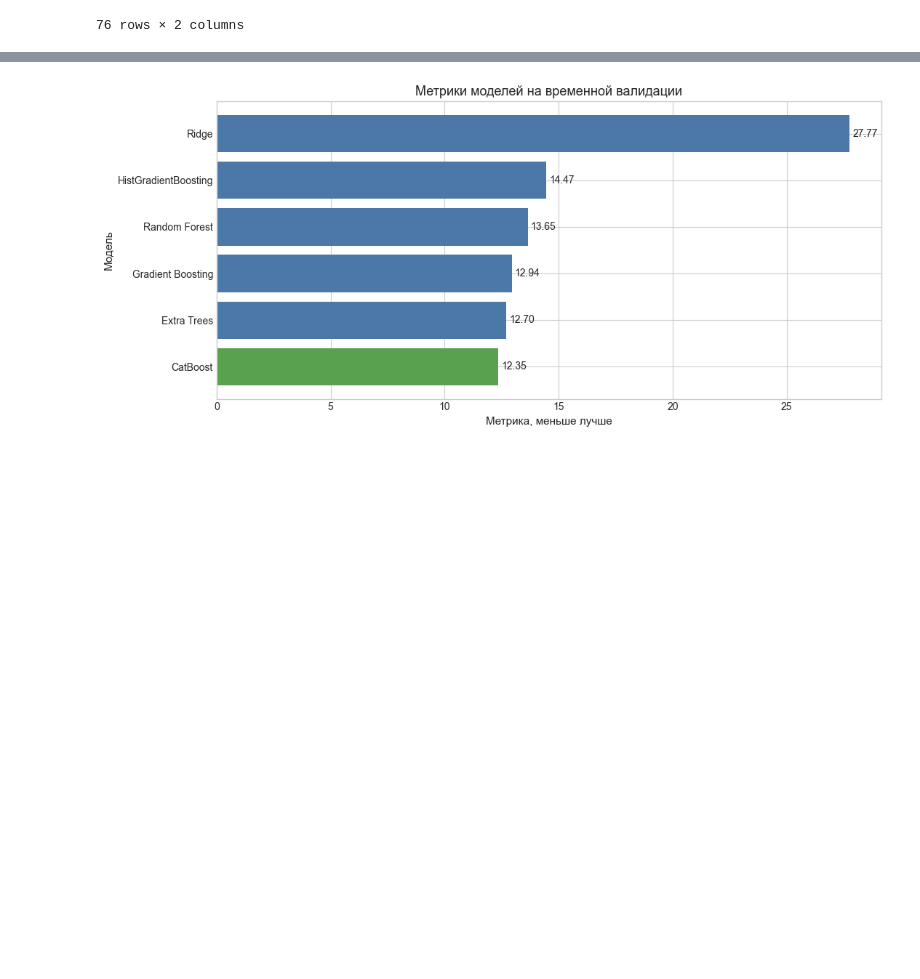
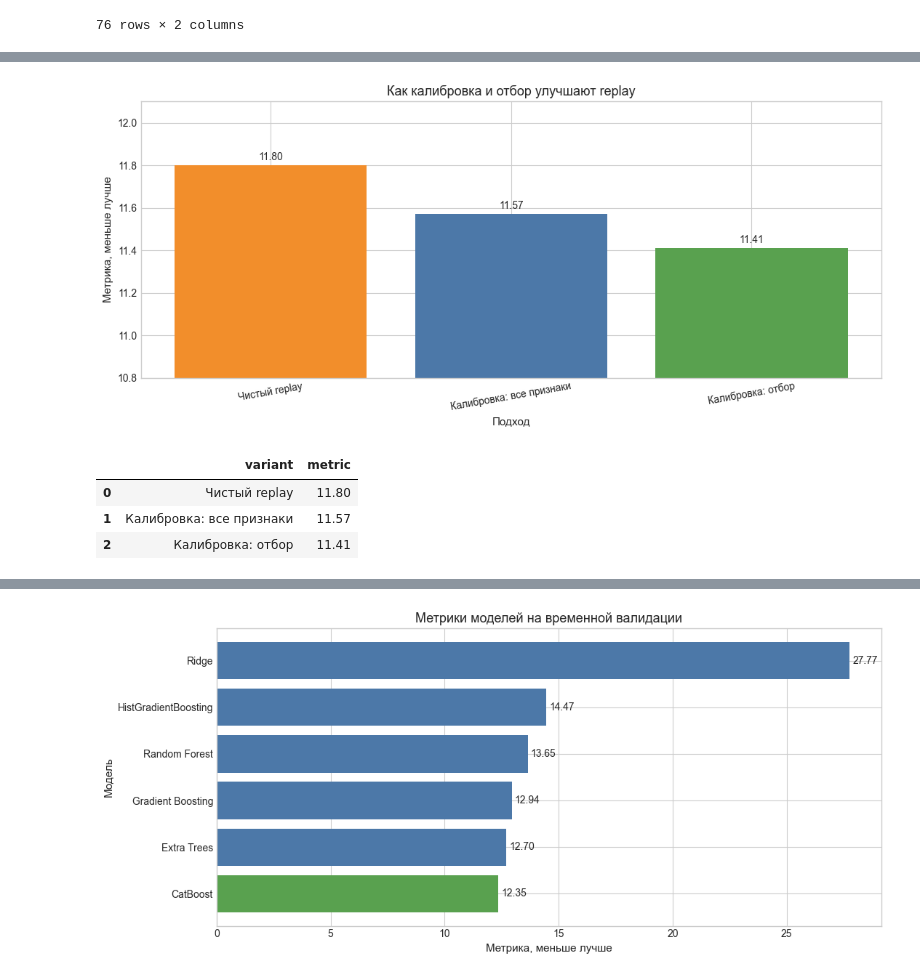
Before and after one commit to plidan123/vk_ads_challenge, a Jupyter notebook: feature_selection.ipynb, the cells around one changed output, grey strips where cells are left out. Cells and saved outputs as stored; diff of their text form; code cells hidden in the pictures; blank space fills up the shorter version.

Commit message:
Update feature selection notebook

```diff
--- a/feature_selection.ipynb
+++ b/feature_selection.ipynb
@@ -193,0 +198,42 @@ display(selected_table)
+# %%
+calibration_results = pd.read_csv(
+    ROOT / "calibration_feature_selection_results.tsv",
+    sep="\t",
+)
+calibration_features = [
+    line.strip()
+    for line in (ROOT / "selected_calibration_features.txt")
+    .read_text(encoding="utf-8")
+    .splitlines()
+    if line.strip()
+]
+
+main_calibration = pd.DataFrame({
+    "variant": ["Чистый replay", "Калибровка: все признаки", "Калибровка: отбор"],
+    "metric": [
+        11.80,
+        calibration_results.loc[
+            calibration_results["feature_set"] == "all", "metric"
+        ].iloc[0],
+        calibration_results.iloc[0]["metric"],
+    ],
+})
+
+colors = ["#F28E2B", "#4C78A8", "#59A14F"]
+bars = plt.bar(main_calibration["variant"], main_calibration["metric"], color=colors)
+plt.bar_label(bars, fmt="%.2f", padding=3)
+plt.title("Как калибровка и отбор улучшают replay")
+plt.xlabel("Подход")
+plt.ylabel("Метрика, меньше лучше")
+plt.ylim(10.8, 12.1)
+plt.xticks(rotation=10)
+plt.tight_layout()
+plt.show()
+
+display(main_calibration)
+# %% [output]
+[figure, added]
+|  | variant | metric |
+| 0 | Чистый replay | 11.80 |
+| 1 | Калибровка: все признаки | 11.57 |
+| 2 | Калибровка: отбор | 11.41 |
```
Also changed, not shown: parts of 6 cells of this notebook.
